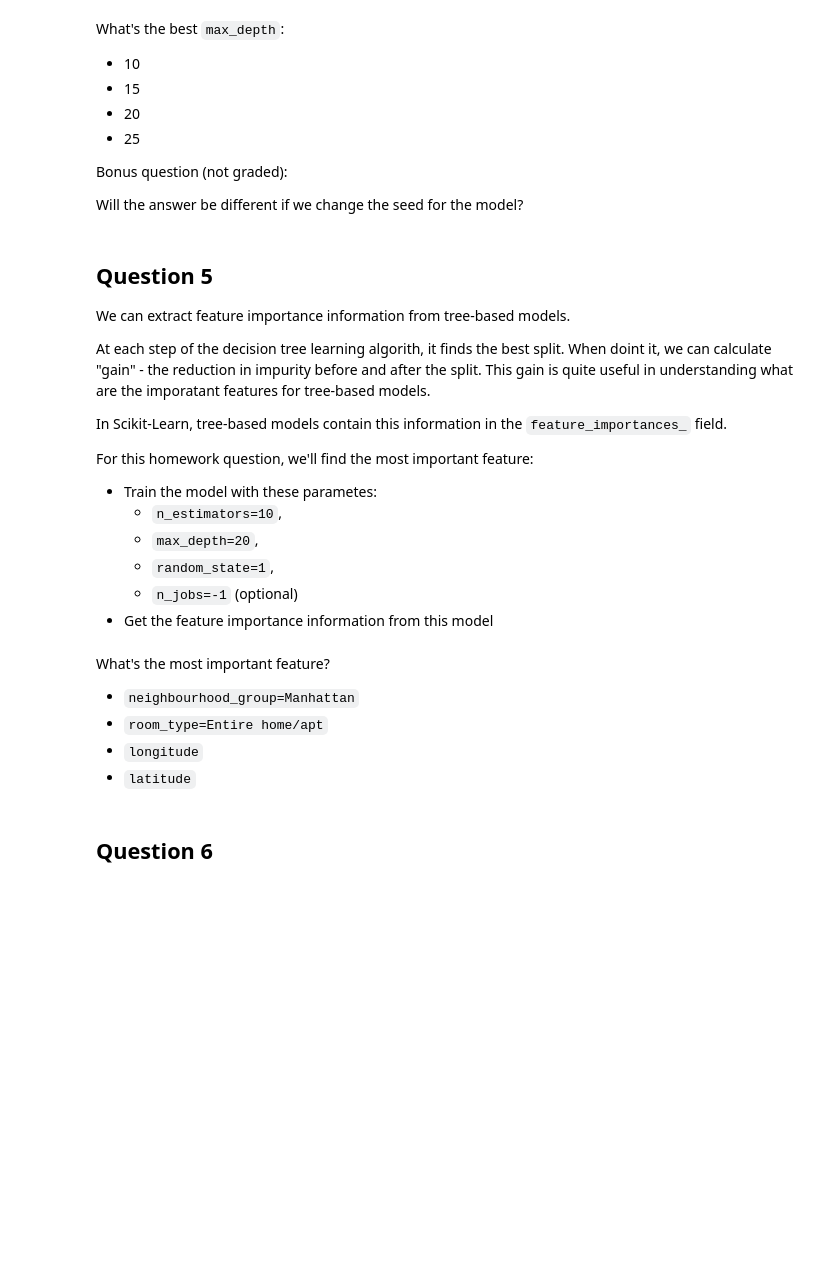
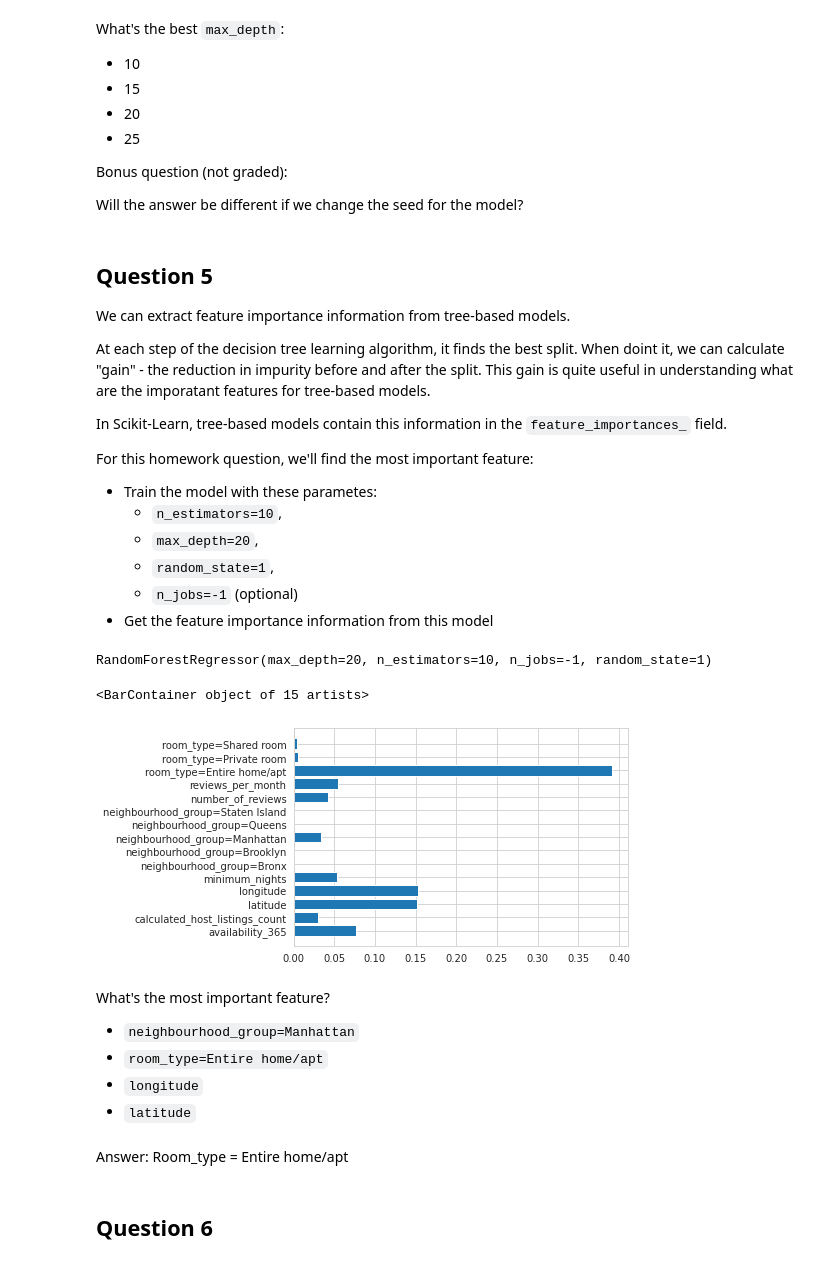
Before and after one commit to aenoboa1/ML-Zoomcamp-Homeworks, a Jupyter notebook: WEEK 6/homework-6-starter.ipynb, the cells around one changed output. Drawn from its saved outputs; the diff is of its cells as text; code cells hidden in the pictures; blank space fills up the shorter version.

```diff
--- a/WEEK 6/homework-6-starter.ipynb
+++ b/WEEK 6/homework-6-starter.ipynb
@@ -168,7 +335,7 @@ Will the answer be different if we change the seed for the model?
 
 We can extract feature importance information from tree-based models.
 
-At each step of the decision tree learning algorith, it finds the best split.
+At each step of the decision tree learning algorithm, it finds the best split.
 When doint it, we can calculate "gain" - the reduction in impurity before and after the split.
 This gain is quite useful in understanding what are the imporatant features
 for tree-based models.
@@ -183,6 +350,17 @@ For this homework question, we'll find the most important feature:
     * `random_state=1`,
     * `n_jobs=-1` (optional)
 * Get the feature importance information from this model
+# %%
+rf = RandomForestRegressor(n_estimators=10,max_depth=20,random_state=1,n_jobs=-1)
+rf.fit(X_train, y_train)
+# %% [output]
+RandomForestRegressor(max_depth=20, n_estimators=10, n_jobs=-1, random_state=1)
+# %%
+rf.feature_importances_
+plt.barh(dv.get_feature_names(), rf.feature_importances_)
+# %% [output]
+<BarContainer object of 15 artists>
+[figure, added]
 # %% [markdown]
 What's the most important feature?
 
@@ -190,6 +368,8 @@ What's the most important feature?
 * `room_type=Entire home/apt`
 * `longitude`
 * `latitude`
+# %% [markdown]
+Answer: Room_type = Entire home/apt
 # %% [markdown]
 ## Question 6
 # %% [markdown]
```
Also changed, not shown: parts of 30 cells of this notebook, 2 other files.
